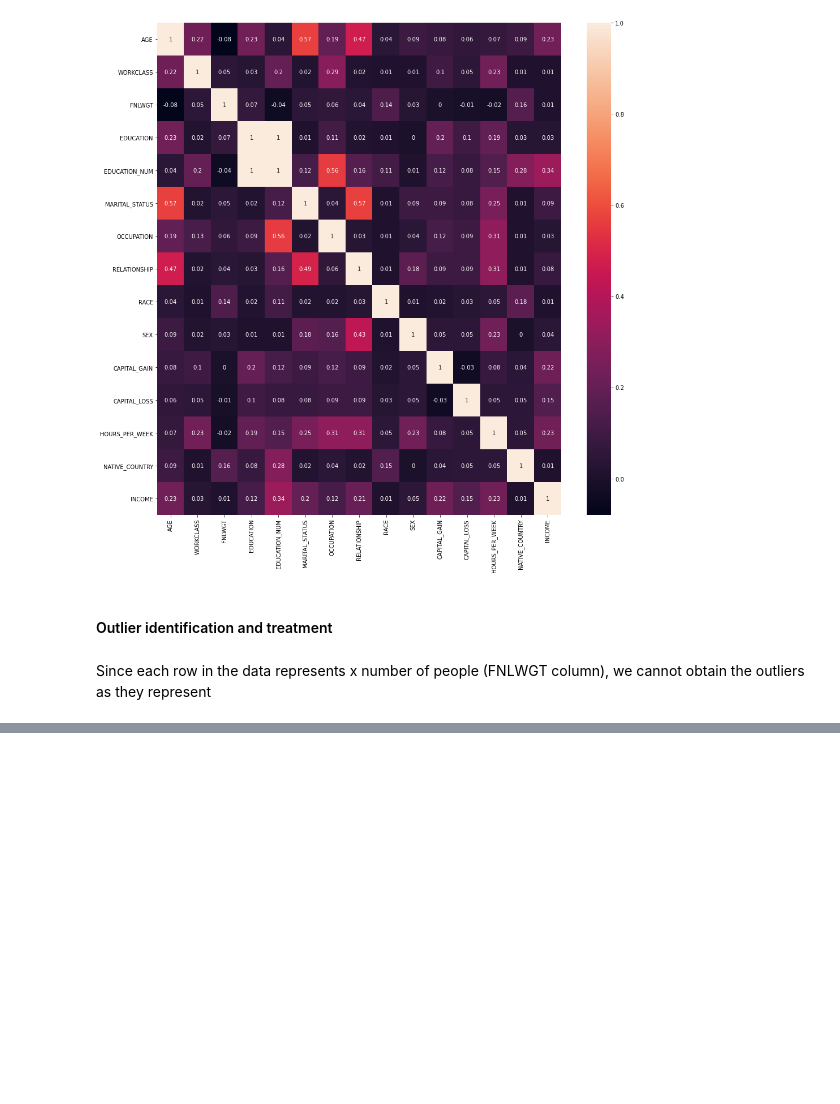
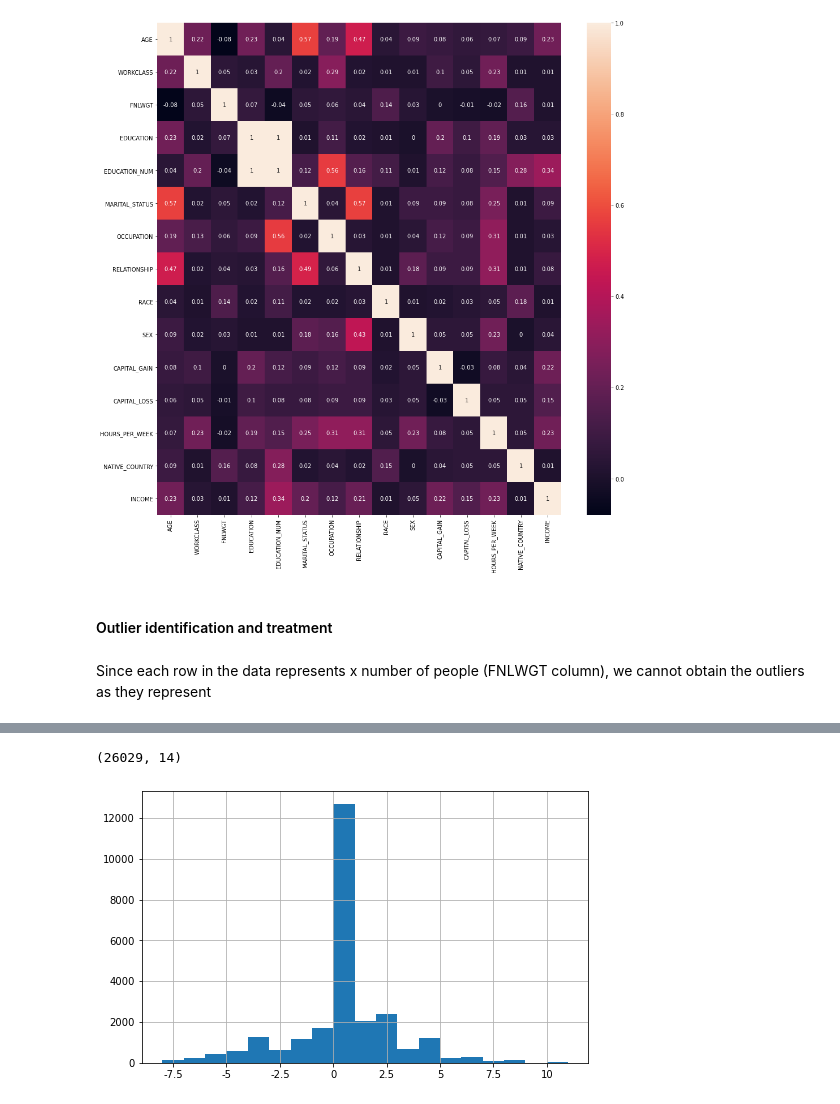
Before and after one commit to priyasharma1908/Income_Classification, a Jupyter notebook: Income_Classification.ipynb, the cells around one changed output, grey strips where cells are left out. Drawn from its saved outputs; the diff is of its cells as text; code cells hidden in the pictures; blank space fills up the shorter version.

Commit message:
feat: Data preparation for the modelling stage.

```diff
--- a/Income_Classification.ipynb
+++ b/Income_Classification.ipynb
@@ -704,0 +717,9 @@ Since each row in the data represents x number of people (FNLWGT column), we can
+# %%
+independent_col_df = data.iloc[:, : -1]
+dependent_col_df = data.iloc[:, -1]
+# %%
+X_train, X_test, y_train, y_test = train_test_split(independent_col_df, dependent_col_df,
+                                                    test_size = 0.2, random_state = 1)
+
+print(X_train.shape, y_train.shape)
+print(X_test.shape, y_test.shape)
@@ -704,0 +753,11 @@ Since each row in the data represents x number of people (FNLWGT column), we can
+# %%
+scaler = RobustScaler()
+
+columns_list_for_scaling = ['HOURS_PER_WEEK', 'FNLWGT', 'AGE' , 'CAPITAL_GAIN', 'CAPITAL_LOSS', 'EDUCATION_NUM']
+
+X_train.loc[:, columns_list_for_scaling] = scaler.fit_transform(X_train[columns_list_for_scaling])
+
+X_test.loc[:, columns_list_for_scaling] = scaler.transform(X_test[columns_list_for_scaling])
+
+print(X_train.describe(), '\n')
+print(X_test.describe())
@@ -704,0 +809,12 @@ Since each row in the data represents x number of people (FNLWGT column), we can
+# %%
+X_train.shape
+# %% [output]
+(26029, 14)
+# %%
+bin_values = np.arange(start = -8, stop = 12, step = 1)
+X_train['HOURS_PER_WEEK'].hist(bins = bin_values, figsize = [8, 5])
+
+ax = plt.gca()
+ax.xaxis.set_major_formatter(tick.FuncFormatter(reformat_large_tick_values))
+# %% [output]
+[figure, added]
```
Also changed, not shown: parts of 39 cells of this notebook.
